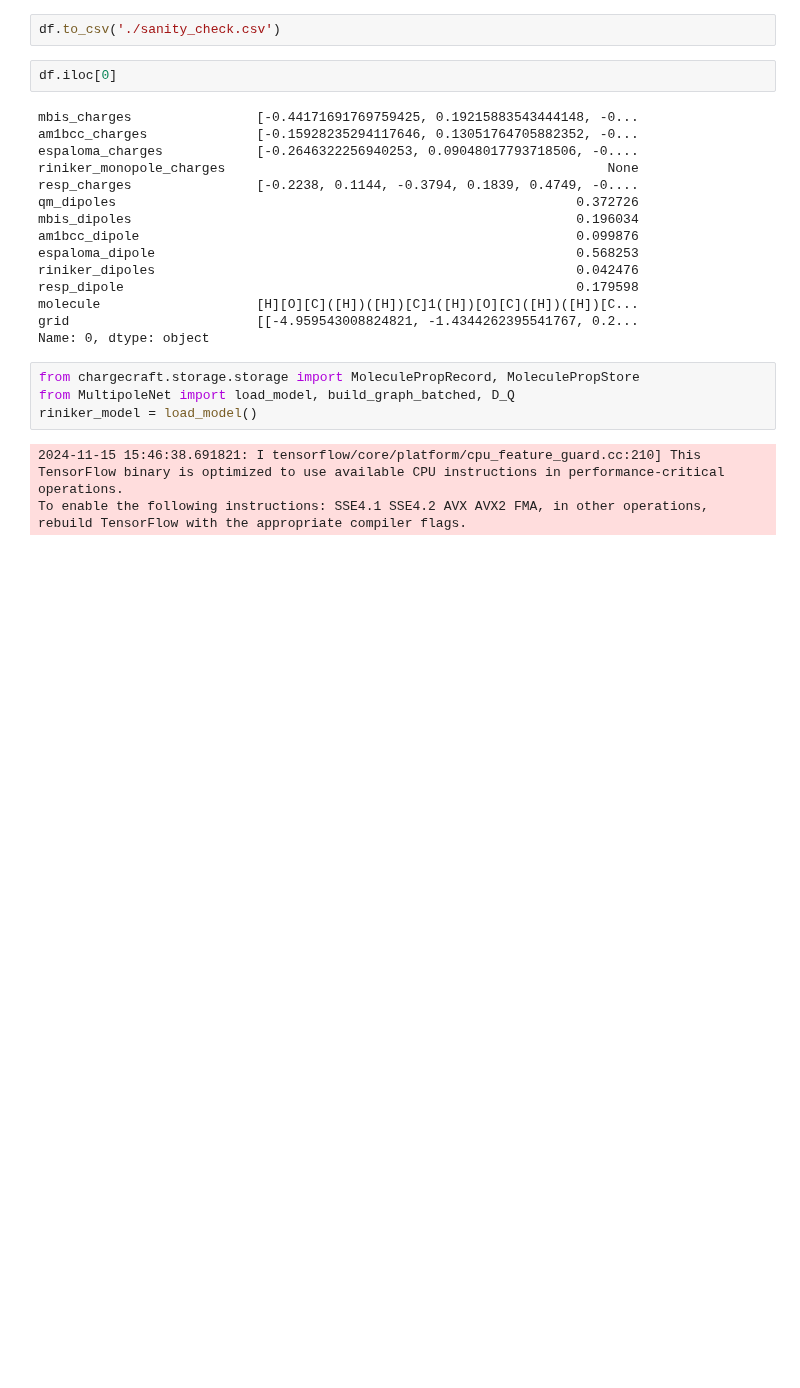
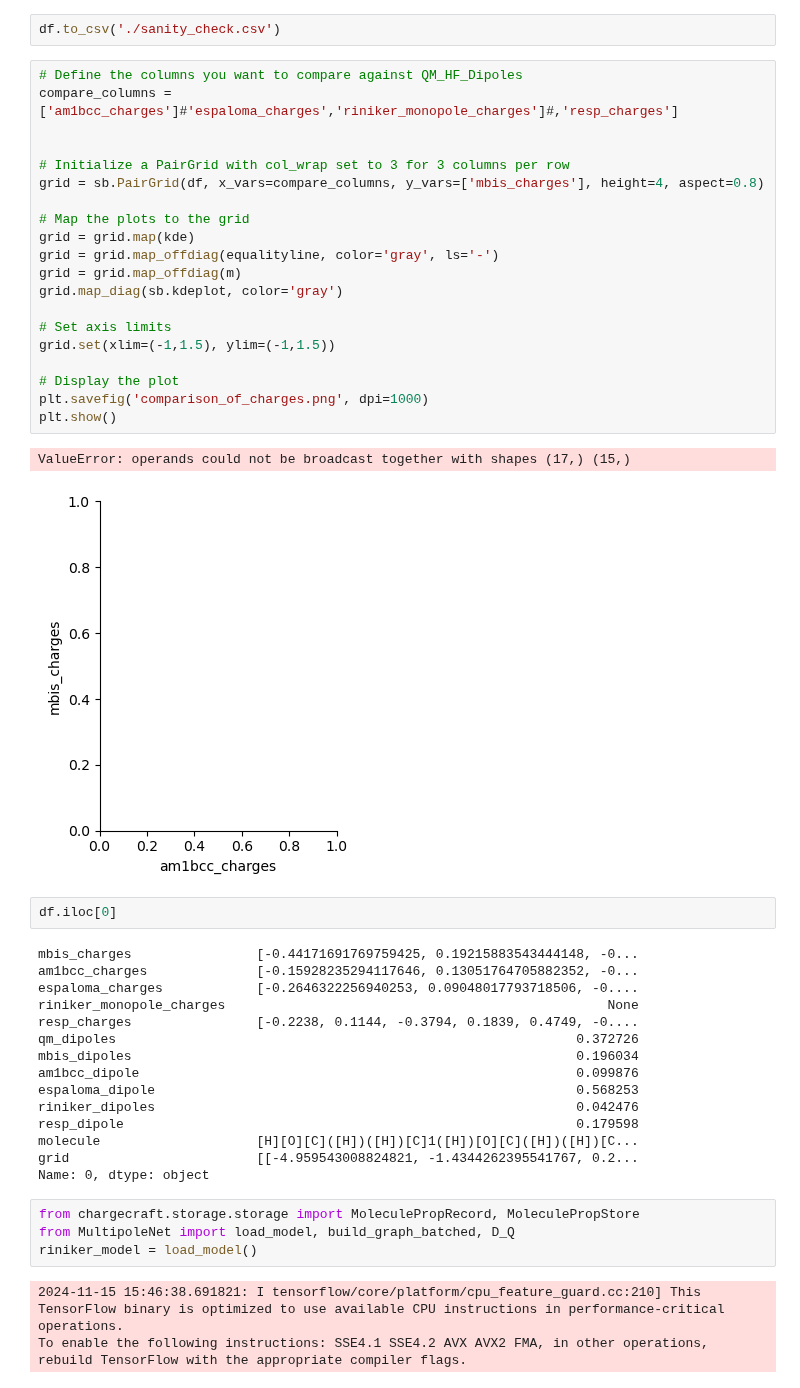
Before and after one commit to bismuthadams1/charge_paper, a Jupyter notebook: explore_parquet.ipynb, the cells around one changed output. Saved outputs shown, nothing was run; the diff lists cells and outputs as text; blank space fills up the shorter version.

```diff
--- a/explore_parquet.ipynb
+++ b/explore_parquet.ipynb
@@ -27,5 +101,28 @@ df
 # %%
 df.to_csv('./sanity_check.csv')
+# %%
+# Define the columns you want to compare against QM_HF_Dipoles
+compare_columns = ['am1bcc_charges']#'espaloma_charges','riniker_monopole_charges']#,'resp_charges']
+
+
+# Initialize a PairGrid with col_wrap set to 3 for 3 columns per row
+grid = sb.PairGrid(df, x_vars=compare_columns, y_vars=['mbis_charges'], height=4, aspect=0.8)
+
+# Map the plots to the grid
+grid = grid.map(kde)
+grid = grid.map_offdiag(equalityline, color='gray', ls='-')
+grid = grid.map_offdiag(m)
+grid.map_diag(sb.kdeplot, color='gray')
+
+# Set axis limits
+grid.set(xlim=(-1,1.5), ylim=(-1,1.5))
+
+# Display the plot
+plt.savefig('comparison_of_charges.png', dpi=1000)
+plt.show()
+# %% [output]
+ValueError: operands could not be broadcast together with shapes (17,) (15,)
+[figure, added]
 # %%
 df.iloc[0]
 # %% [output]
```
Also changed, not shown: parts of 7 cells of this notebook, 1 other file.
